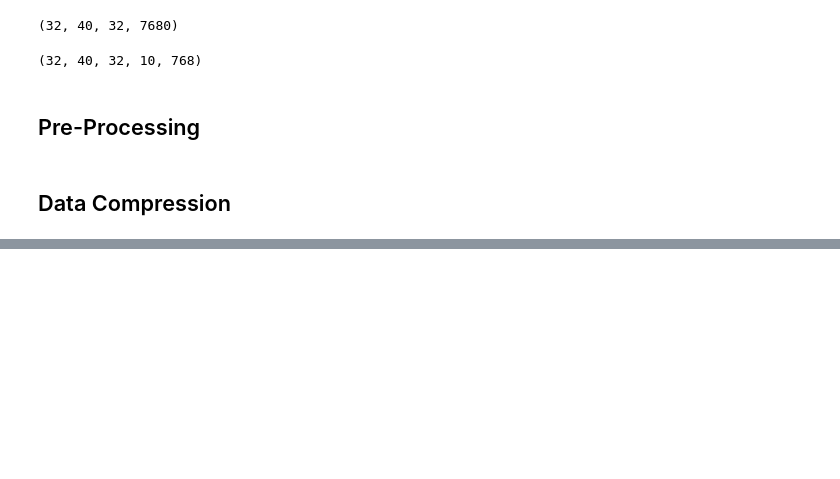
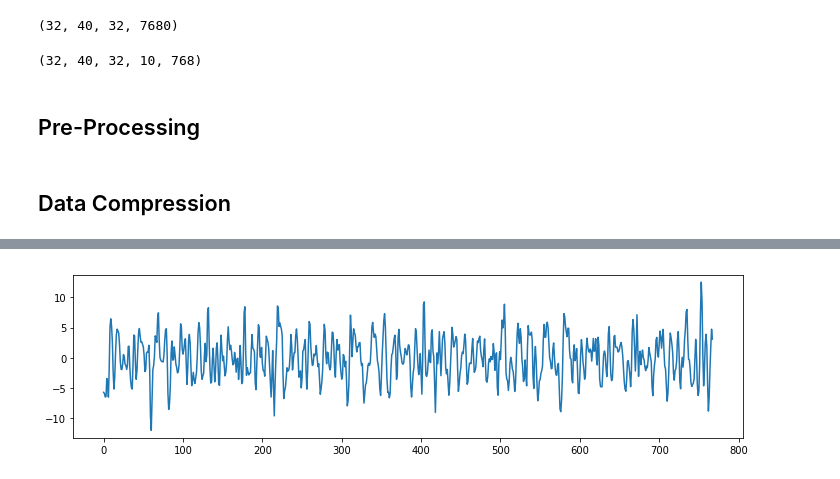
Before and after one commit to rmoughan/Compressive_Sensing_EEG_BMI, a Jupyter notebook: CS_EEG_data.ipynb, the cells around one changed output, grey strips where cells are left out. Cells and saved outputs as stored; diff of their text form; code cells hidden in the pictures; blank space fills up the shorter version.

```diff
--- a/CS_EEG_data.ipynb
+++ b/CS_EEG_data.ipynb
@@ -60,0 +117,10 @@ eeg_data.shape
+# %%
+#check that dwt and idwt make sense here
+
+forward, forward_slices = dwt(levels, x)
+backward = idwt(levels, forward, forward_slices)
+
+plt.figure(figsize=(12,3))
+plt.plot(backward);
+# %% [output]
+[figure, added]
```
Also changed, not shown: parts of 6 cells of this notebook.
